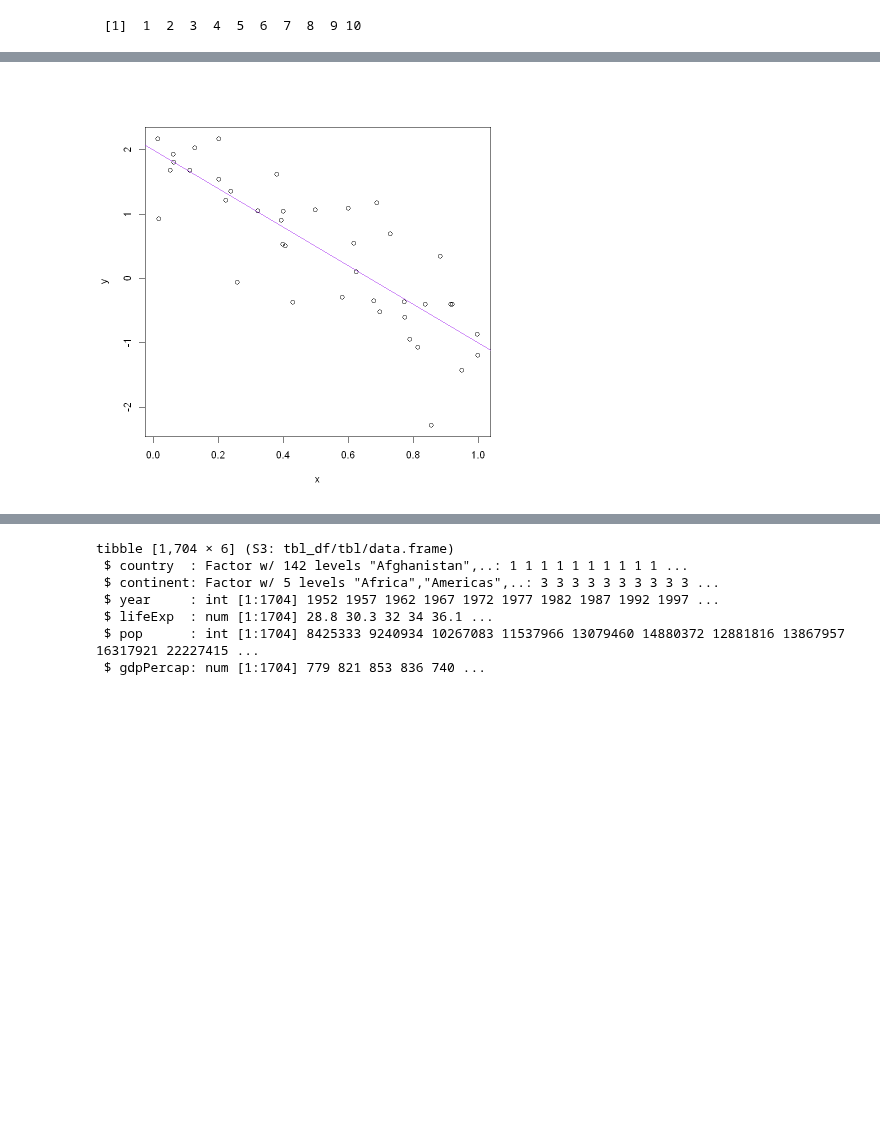
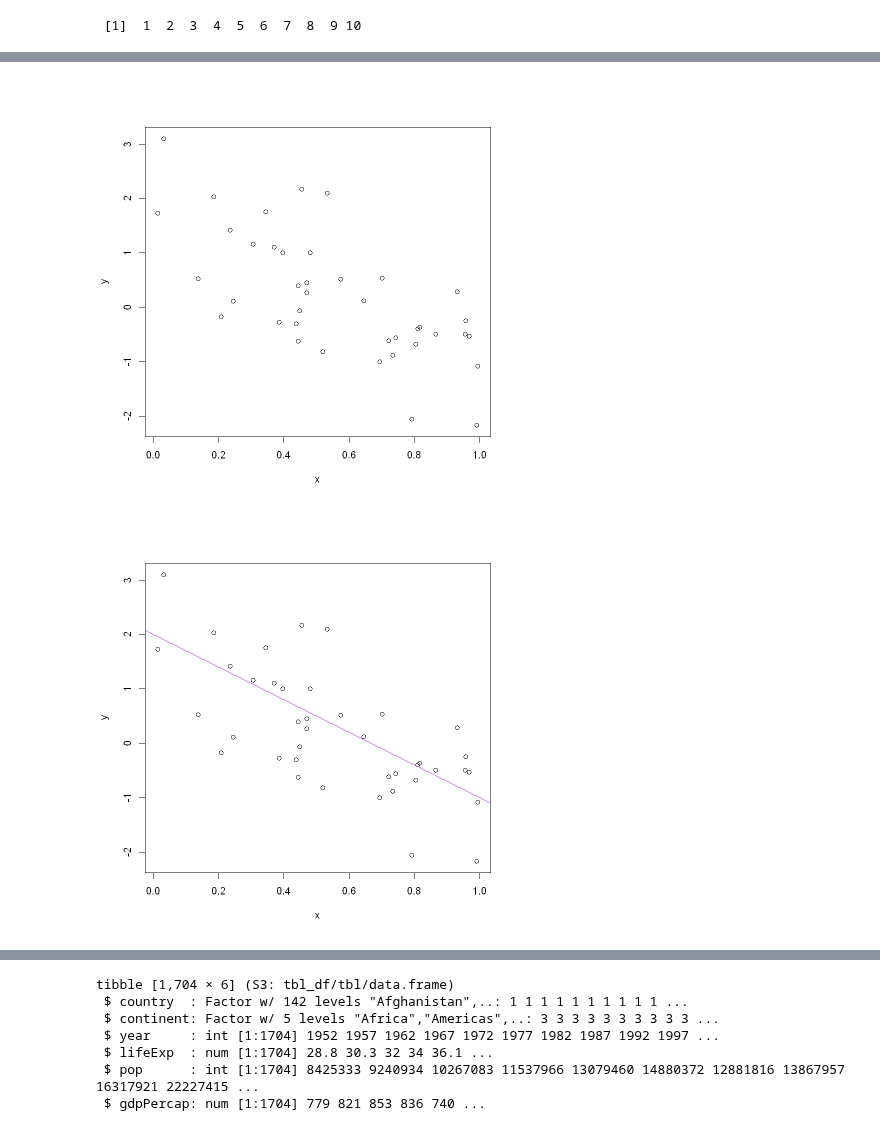
Before and after one commit to qslia/R_Practice, a Jupyter notebook: stat545/1.ipynb, the cells around one changed output, grey strips where cells are left out. Drawn from its saved outputs; the diff is of its cells as text; code cells hidden in the pictures; blank space fills up the shorter version.

```diff
--- a/stat545/1.ipynb
+++ b/stat545/1.ipynb
@@ -40,9 +44,16 @@ avg_x
 # %%
+a <- 2
+b <- -3
+sig_sq <- 0.5
 y <- a + b * x + rnorm(40, sd = sqrt(sig_sq))
 plot(x, y)
-abline(a, b, col = "purple")
 # %% [output]
-[figure, old version]
+[figure, new version]
+# %%
+plot(x, y)
+abline(a, b, col = "purple")
+# %% [output]
+[figure, added]
 # %%
 install.packages("gapminder")
 # %% [output]
```
Also changed, not shown: parts of 31 cells of this notebook.
